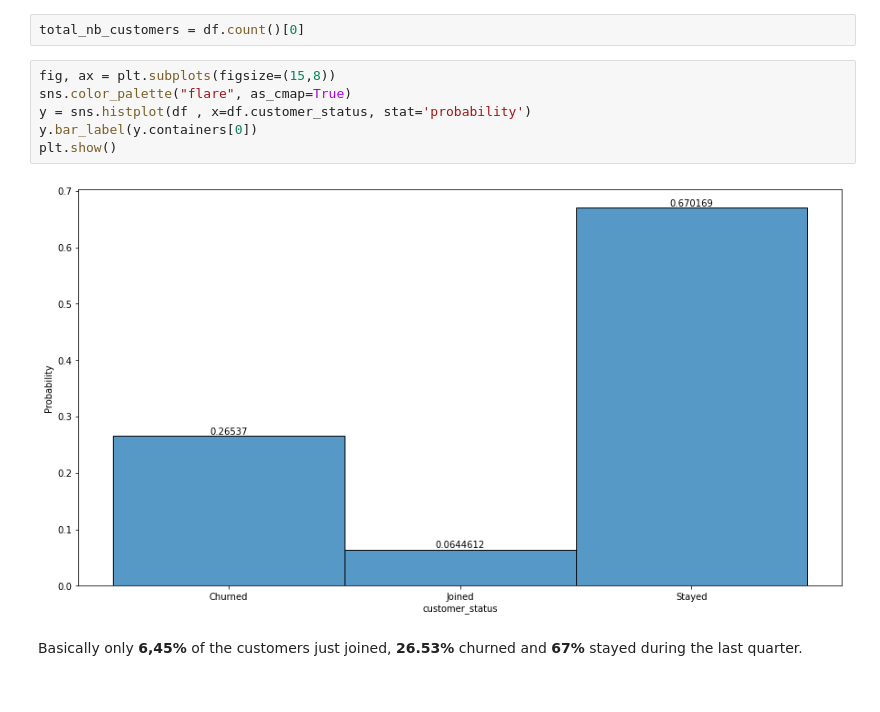
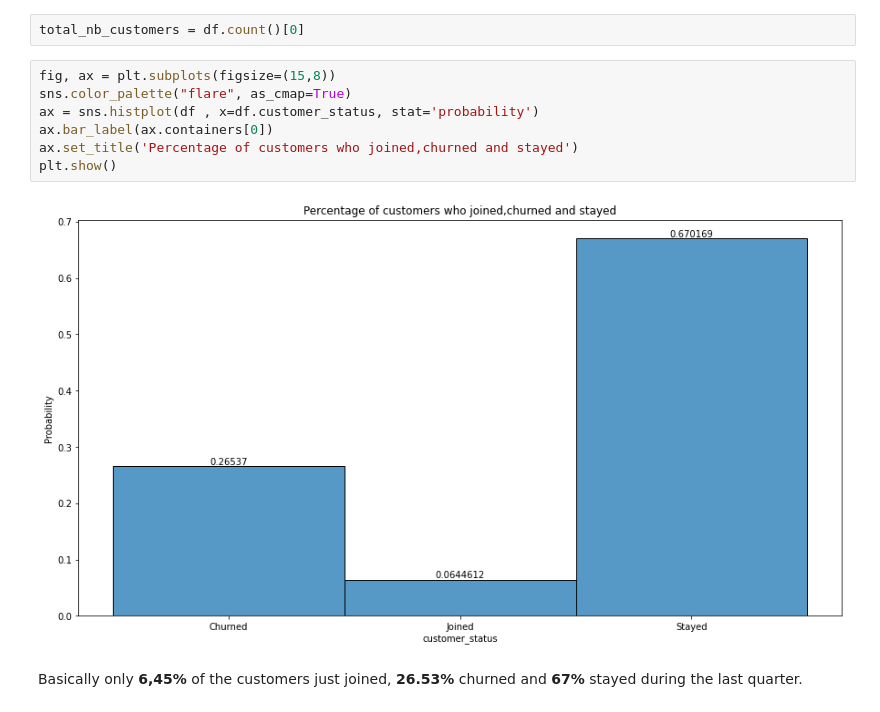
Before and after one commit to Yurhigz/Telecom_Churn, a Jupyter notebook: Script_Python.ipynb, the cells around one changed output. Cells and saved outputs as stored; diff of their text form.

```diff
--- a/Script_Python.ipynb
+++ b/Script_Python.ipynb
@@ -245,11 +245,12 @@ total_nb_customers = df.count()[0]
 # %%
 fig, ax = plt.subplots(figsize=(15,8))
 sns.color_palette("flare", as_cmap=True)
-y = sns.histplot(df , x=df.customer_status, stat='probability')
-y.bar_label(y.containers[0])
+ax = sns.histplot(df , x=df.customer_status, stat='probability')
+ax.bar_label(ax.containers[0])
+ax.set_title('Percentage of customers who joined,churned and stayed')
 plt.show()
 # %% [output]
-[figure, old version]
+[figure, new version]
 # %% [markdown]
 Basically only <b>6,45%</b> of the customers just joined, <b>26.53%</b> churned and <b>67%</b> stayed during the last quarter.
 # %%
```
Also changed, not shown: parts of 10 cells of this notebook.
